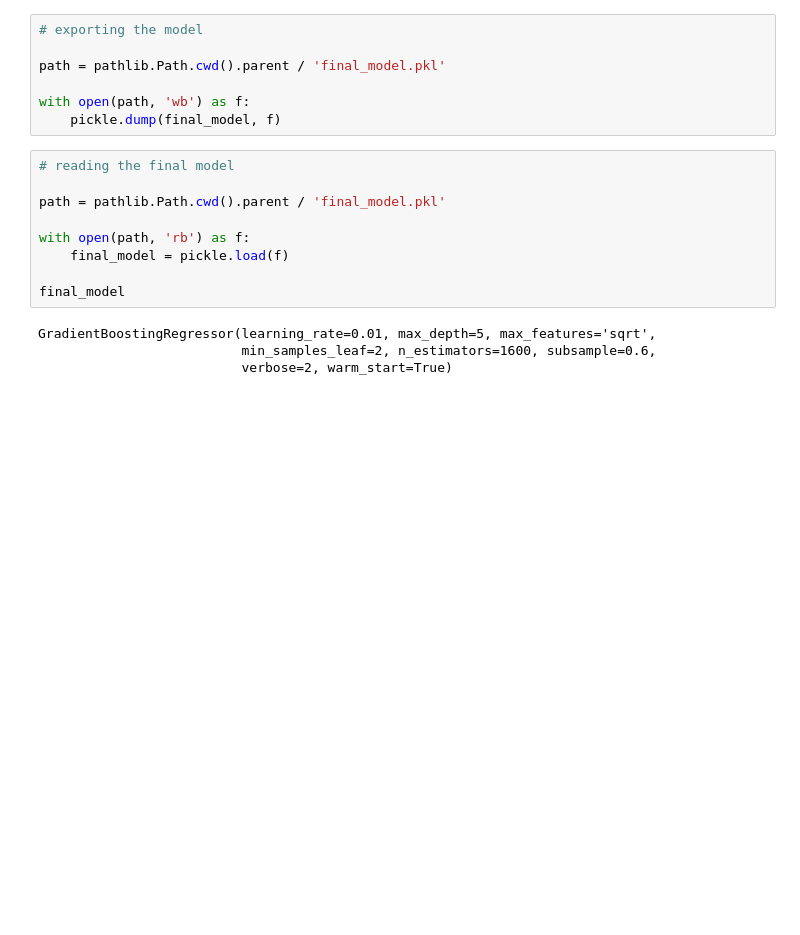
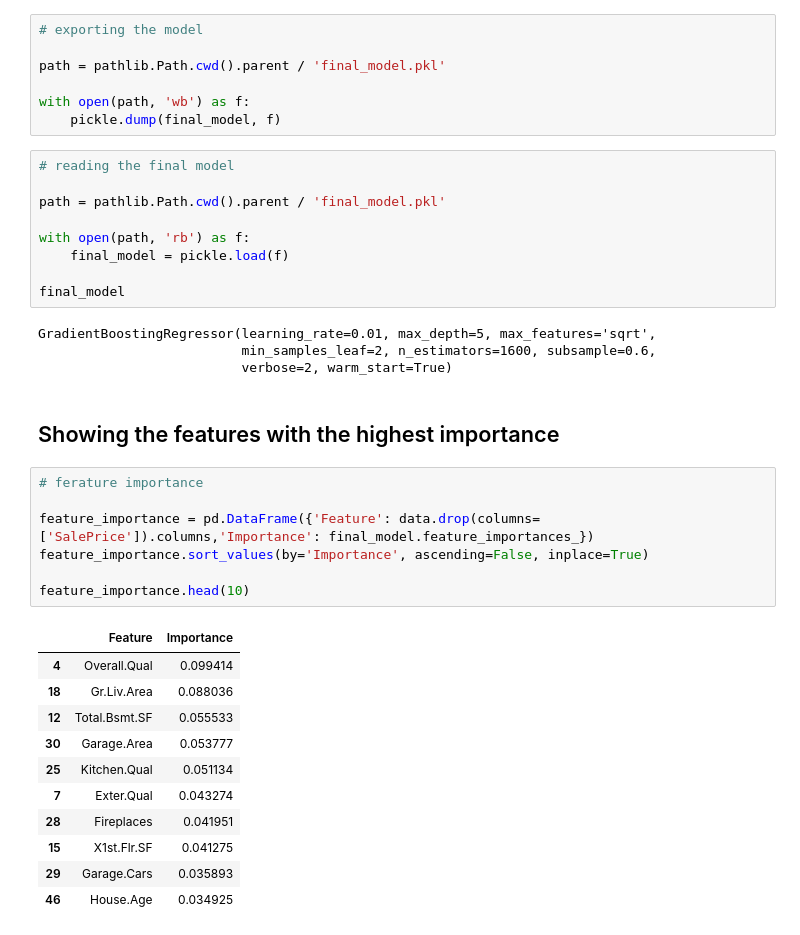
Before and after one commit to MekhyW/AmesHousingDataset, a Jupyter notebook: notebooks/05_model_optimizations.ipynb, the cells around one changed output. Cells and saved outputs as stored; diff of their text form; blank space fills up the shorter version.

```diff
--- a/notebooks/05_model_optimizations.ipynb
+++ b/notebooks/05_model_optimizations.ipynb
@@ -567,3 +598,24 @@ final_model
 GradientBoostingRegressor(learning_rate=0.01, max_depth=5, max_features='sqrt',
                           min_samples_leaf=2, n_estimators=1600, subsample=0.6,
                           verbose=2, warm_start=True)
+# %% [markdown]
+## Showing the features with the highest importance
+# %%
+# ferature importance
+
+feature_importance = pd.DataFrame({'Feature': data.drop(columns=['SalePrice']).columns,'Importance': final_model.feature_importances_})
+feature_importance.sort_values(by='Importance', ascending=False, inplace=True)
+
+feature_importance.head(10)
+# %% [output]
+|  | Feature | Importance |
+| 4 | Overall.Qual | 0.099414 |
+| 18 | Gr.Liv.Area | 0.088036 |
+| 12 | Total.Bsmt.SF | 0.055533 |
+| 30 | Garage.Area | 0.053777 |
+| 25 | Kitchen.Qual | 0.051134 |
+| 7 | Exter.Qual | 0.043274 |
+| 28 | Fireplaces | 0.041951 |
+| 15 | X1st.Flr.SF | 0.041275 |
+| 29 | Garage.Cars | 0.035893 |
+| 46 | House.Age | 0.034925 |
```
Also changed, not shown: parts of 5 cells of this notebook.
